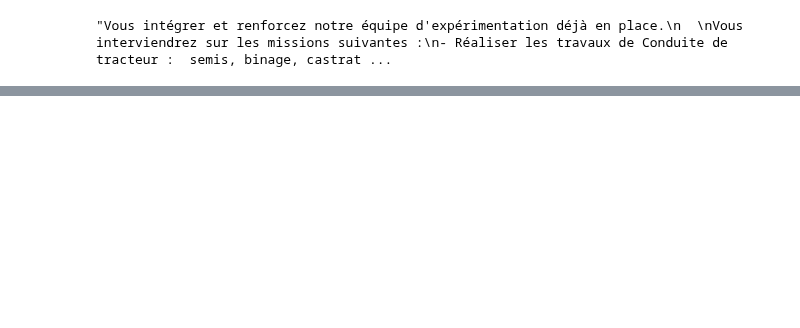
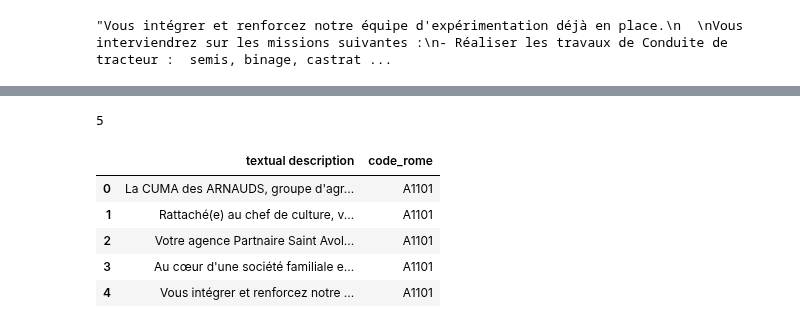
Before and after one commit to oscarfossey/NLP-Job-classifier-based-on-description, a Jupyter notebook: Test API pole emploi.ipynb, the cells around one changed output, grey strips where cells are left out. Saved outputs shown, nothing was run; the diff lists cells and outputs as text; code cells hidden in the pictures; blank space fills up the shorter version.

```diff
--- a/Test API pole emploi.ipynb
+++ b/Test API pole emploi.ipynb
@@ -46,0 +156,13 @@ results_df['description'][4]
+# %%
+len(df_sub_sub_categorie_name.code_rome[:5])
+# %% [output]
+5
+# %%
+df_text.head(5)
+# %% [output]
+|  | textual description | code_rome |
+| 0 | La CUMA des ARNAUDS, groupe d'agr... | A1101 |
+| 1 | Rattaché(e) au chef de culture, v... | A1101 |
+| 2 | Votre agence Partnaire Saint Avol... | A1101 |
+| 3 | Au cœur d'une société familiale e... | A1101 |
+| 4 | Vous intégrer et renforcez notre ... | A1101 |
```
Also changed, not shown: parts of 23 cells of this notebook.
